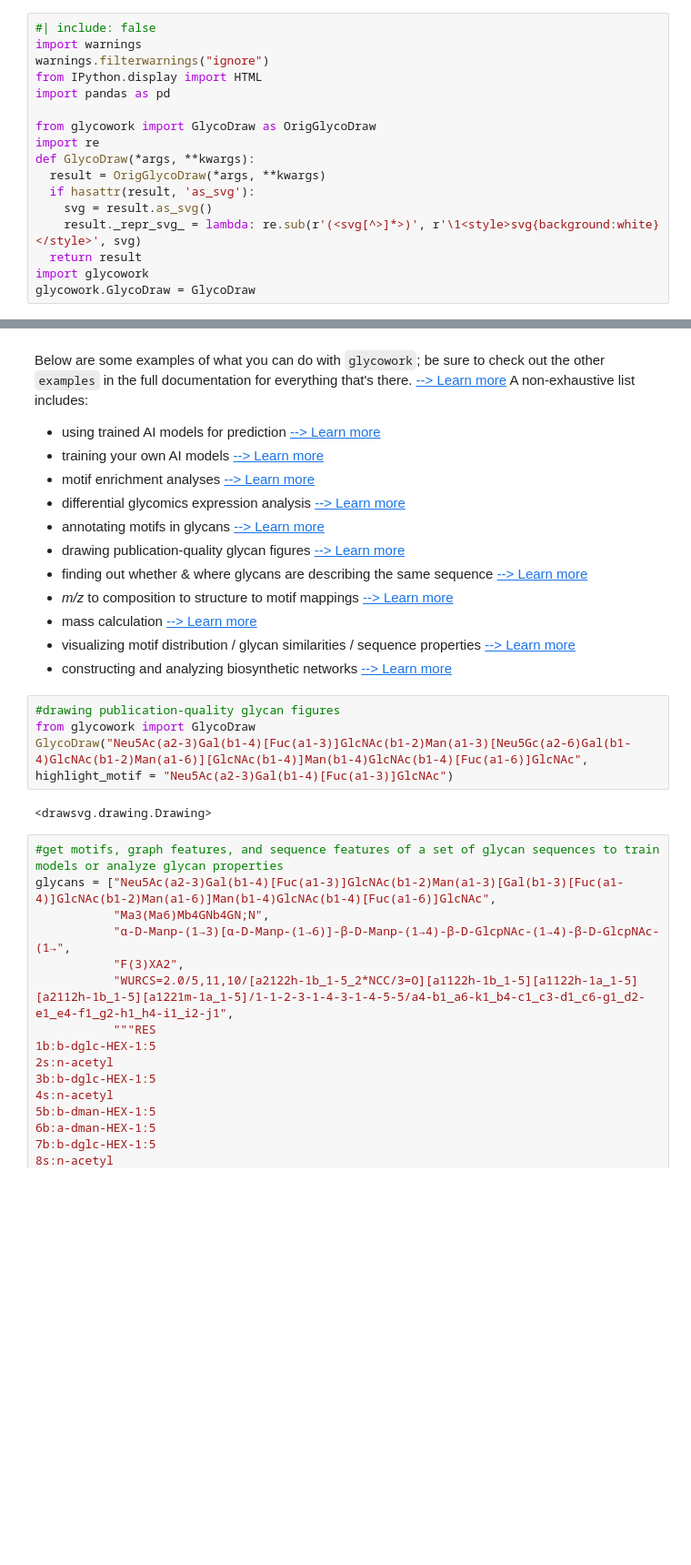
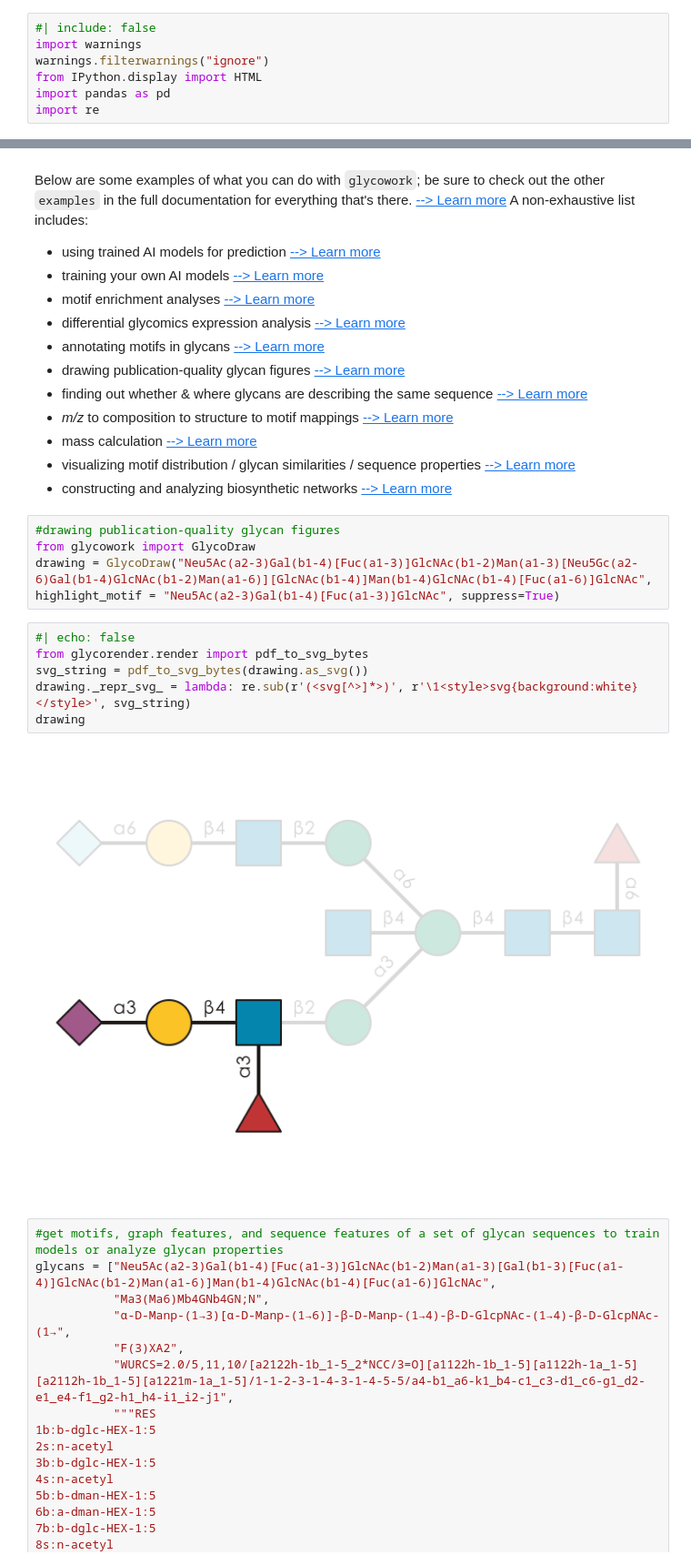
Before and after one commit to BojarLab/glycowork, a Jupyter notebook: index.ipynb, the cells around one changed output, grey strips where cells are left out. Shown at 91% size. Cells and saved outputs as stored; diff of their text form; blank space fills up the shorter version.

```diff
--- a/index.ipynb
+++ b/index.ipynb
@@ -10,17 +10,7 @@ import warnings
 warnings.filterwarnings("ignore")
 from IPython.display import HTML
 import pandas as pd
-
-from glycowork import GlycoDraw as OrigGlycoDraw
 import re
-def GlycoDraw(*args, **kwargs):
-  result = OrigGlycoDraw(*args, **kwargs)
-  if hasattr(result, 'as_svg'):
-    svg = result.as_svg()
-    result._repr_svg_ = lambda: re.sub(r'(<svg[^>]*>)', r'\1<style>svg{background:white}</style>', svg)
-  return result
-import glycowork
-glycowork.GlycoDraw = GlycoDraw
 # %% [markdown]
 ![CI](https://github.com/BojarLab/glycowork/actions/workflows/test.yaml/badge.svg) ![PyPI - Downloads](https://img.shields.io/pypi/dm/glycowork?color=brightgreen)[![contributions welcome](https://img.shields.io/badge/contributions-welcome-brightgreen.svg?style=flat)](https://github.com/BojarLab/glycowork/issues)[![DOI](https://zenodo.org/badge/327716604.svg)](https://zenodo.org/doi/10.5281/zenodo.10039202)[![codecov](https://codecov.io/gh/BojarLab/glycowork/graph/badge.svg?token=3AHNZ9QRZV)](https://codecov.io/gh/BojarLab/glycowork)
 # %% [markdown]
@@ -123,9 +110,15 @@ A non-exhaustive list includes:
 # %%
 #drawing publication-quality glycan figures
 from glycowork import GlycoDraw
-GlycoDraw("Neu5Ac(a2-3)Gal(b1-4)[Fuc(a1-3)]GlcNAc(b1-2)Man(a1-3)[Neu5Gc(a2-6)Gal(b1-4)GlcNAc(b1-2)Man(a1-6)][GlcNAc(b1-4)]Man(b1-4)GlcNAc(b1-4)[Fuc(a1-6)]GlcNAc", highlight_motif = "Neu5Ac(a2-3)Gal(b1-4)[Fuc(a1-3)]GlcNAc")
+drawing = GlycoDraw("Neu5Ac(a2-3)Gal(b1-4)[Fuc(a1-3)]GlcNAc(b1-2)Man(a1-3)[Neu5Gc(a2-6)Gal(b1-4)GlcNAc(b1-2)Man(a1-6)][GlcNAc(b1-4)]Man(b1-4)GlcNAc(b1-4)[Fuc(a1-6)]GlcNAc", highlight_motif = "Neu5Ac(a2-3)Gal(b1-4)[Fuc(a1-3)]GlcNAc", suppress=True)
-# %% [output]
-<drawsvg.drawing.Drawing>
+# %%
+#| echo: false
+from glycorender.render import pdf_to_svg_bytes
+svg_string = pdf_to_svg_bytes(drawing.as_svg())
+drawing._repr_svg_ = lambda: re.sub(r'(<svg[^>]*>)', r'\1<style>svg{background:white}</style>', svg_string)
+drawing
+# %% [output]
+[figure, added]
 # %%
 #get motifs, graph features, and sequence features of a set of glycan sequences to train models or analyze glycan properties
 glycans = ["Neu5Ac(a2-3)Gal(b1-4)[Fuc(a1-3)]GlcNAc(b1-2)Man(a1-3)[Gal(b1-3)[Fuc(a1-4)]GlcNAc(b1-2)Man(a1-6)]Man(b1-4)GlcNAc(b1-4)[Fuc(a1-6)]GlcNAc",
```
Also changed, not shown: parts of 1 cell of this notebook, 5 other files.
